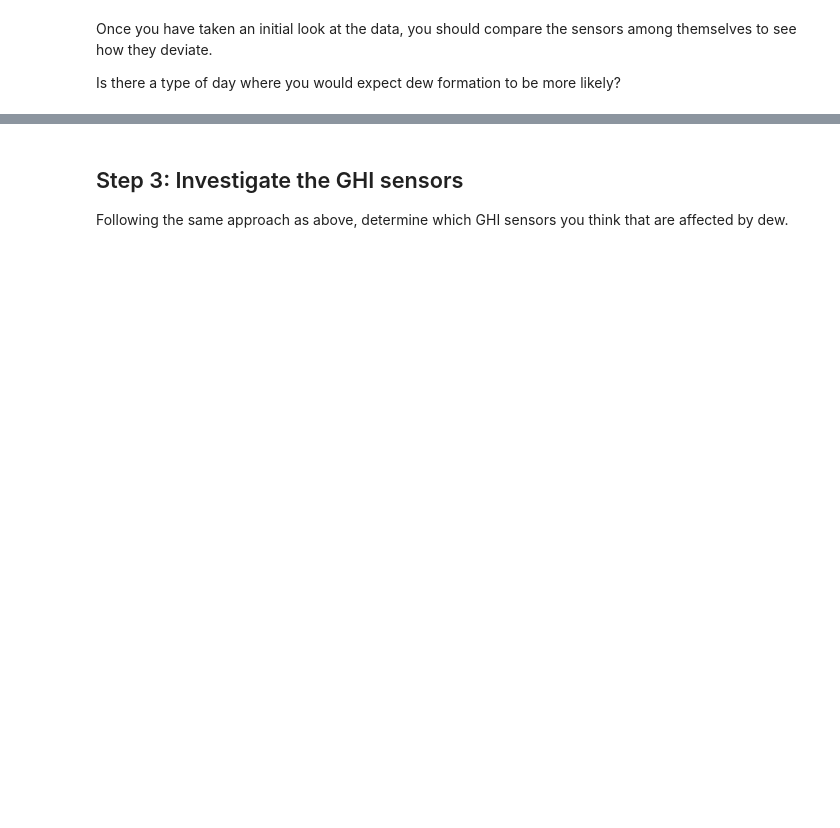
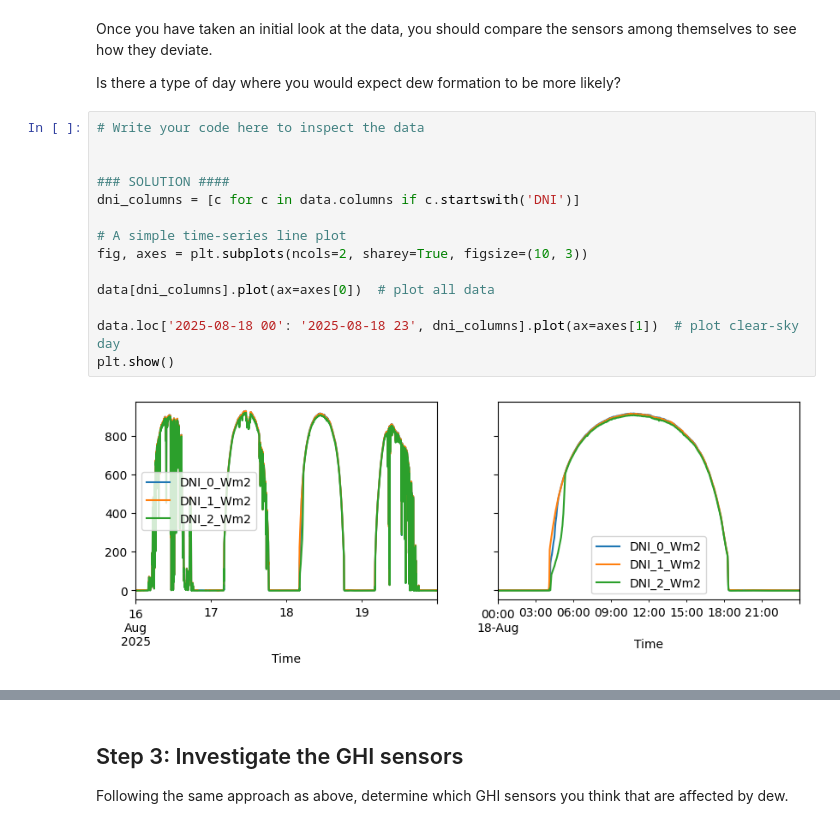
Before and after one commit to AdamRJensen/solar-resource-course, a Jupyter notebook: quality-control-heated-sensor.ipynb, the cells around one changed output, grey strips where cells are left out. Drawn from its saved outputs; the diff is of its cells as text; blank space fills up the shorter version.

```diff
--- a/quality-control-heated-sensor.ipynb
+++ b/quality-control-heated-sensor.ipynb
@@ -40,3 +47,19 @@ First, plot the data and determine the following:
 Once you have taken an initial look at the data, you should compare the sensors among themselves to see how they deviate.
 
 Is there a type of day where you would expect dew formation to be more likely?
+# %%
+# Write your code here to inspect the data
+
+
+### SOLUTION ####
+dni_columns = [c for c in data.columns if c.startswith('DNI')]
+
+# A simple time-series line plot
+fig, axes = plt.subplots(ncols=2, sharey=True, figsize=(10, 3))
+
+data[dni_columns].plot(ax=axes[0])  # plot all data
+
+data.loc['2025-08-18 00': '2025-08-18 23', dni_columns].plot(ax=axes[1])  # plot clear-sky day
+plt.show()
+# %% [output]
+[figure, added]
```
Also changed, not shown: parts of 7 cells of this notebook.
